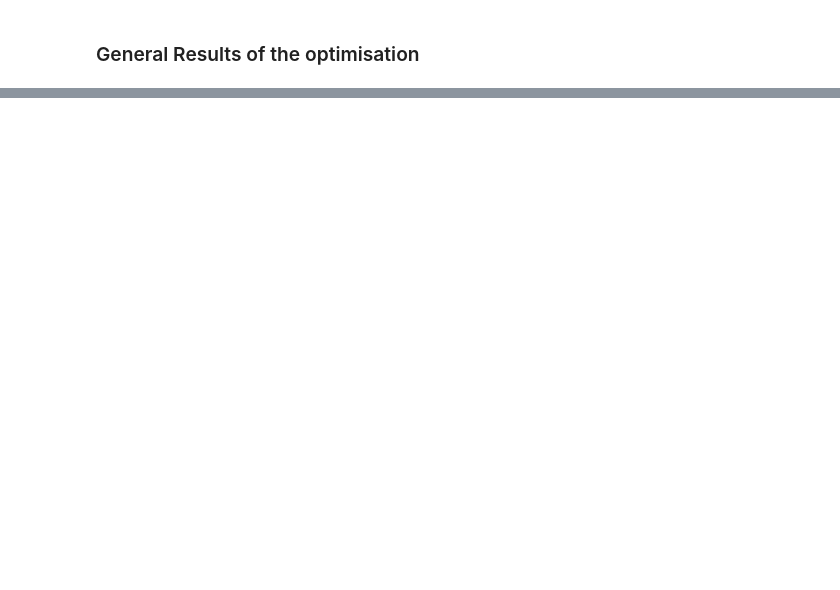
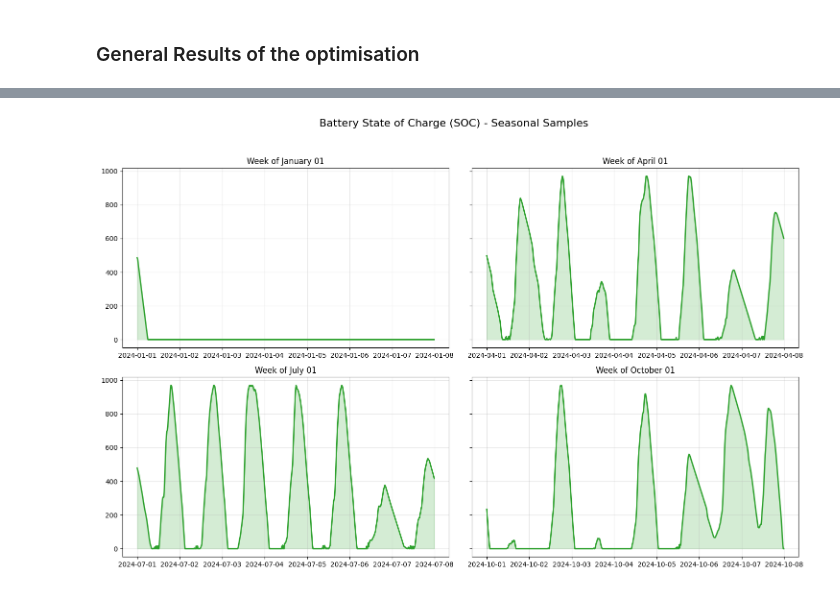
Before and after one commit to diegomalsiner1/CS1-Swiss-Post, a Jupyter notebook: results_sheet.ipynb, the cells around one changed output, grey strips where cells are left out. Drawn from its saved outputs; the diff is of its cells as text; code cells hidden in the pictures; blank space fills up the shorter version.

```diff
--- a/results_sheet.ipynb
+++ b/results_sheet.ipynb
@@ -30,29 +275,34 @@ display(kpi_df.style.format({"Value": "{:,.2f}"}))
 # %%
 ## 2. Battery State of Charge (Seasonal Samples)
+if 'df_soc' not in globals():
+    df_soc = df.copy()
+
 fig, axes = plt.subplots(2, 2, figsize=(15, 10), sharey=True)
 axes = axes.flatten()
 dates = [f"{df_soc['timestamp'].dt.year.iloc[0]}-01-01",
          f"{df_soc['timestamp'].dt.year.iloc[0]}-04-01",
          f"{df_soc['timestamp'].dt.year.iloc[0]}-07-01",
          f"{df_soc['timestamp'].dt.year.iloc[0]}-10-01"]
 
 for i, start_date in enumerate(dates):
     start = pd.to_datetime(start_date)
     end = start + pd.Timedelta(days=7)
     mask = (df_soc['timestamp'] >= start) & (df_soc['timestamp'] < end)
 
     ax = axes[i]
     if mask.any():
         ax.plot(df_soc.loc[mask, 'timestamp'], df_soc.loc[mask, 'battery_soc'], color='#2ca02c', lw=2)
         ax.fill_between(df_soc.loc[mask, 'timestamp'], df_soc.loc[mask, 'battery_soc'], alpha=0.2, color='#2ca02c')
         ax.set_title(f"Week of {start.strftime('%B %d')}")
         ax.grid(True, alpha=0.3)
     else:
         ax.text(0.5, 0.5, "No Data", ha='center')
 
 plt.suptitle("Battery State of Charge (SOC) - Seasonal Samples", fontsize=16)
 plt.tight_layout(rect=[0, 0.03, 1, 0.95])
 plt.show()
+# %% [output]
+[figure, added]
 # %%
 ## 3. Financial Projection
 fig, ax1 = plt.subplots(figsize=(12, 6))
```
Also changed, not shown: parts of 11 cells of this notebook, 4 other files.
